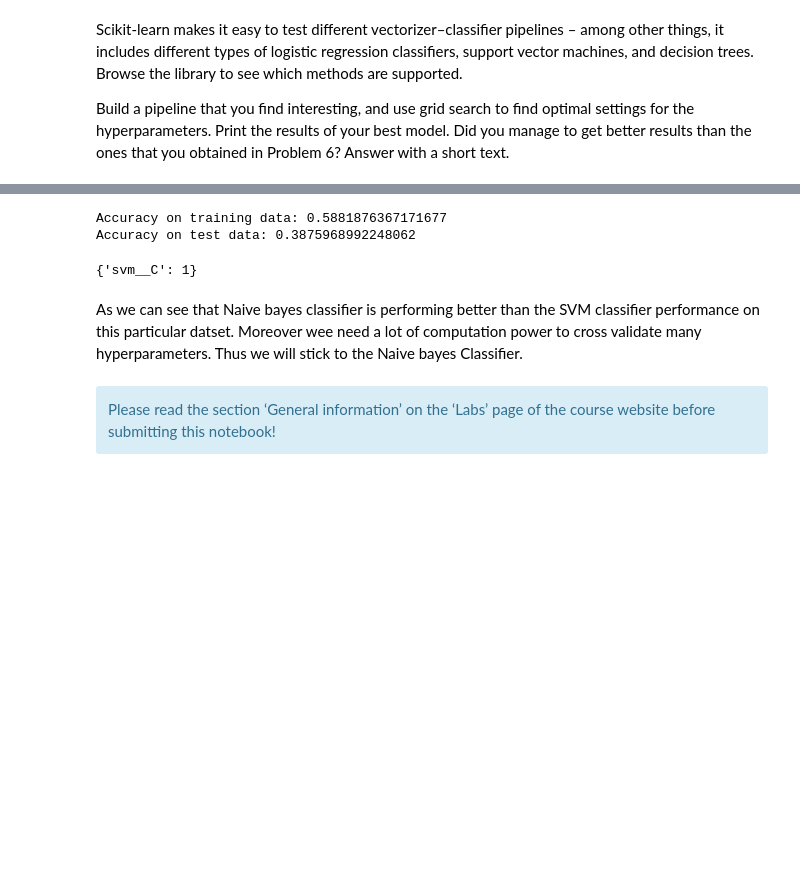
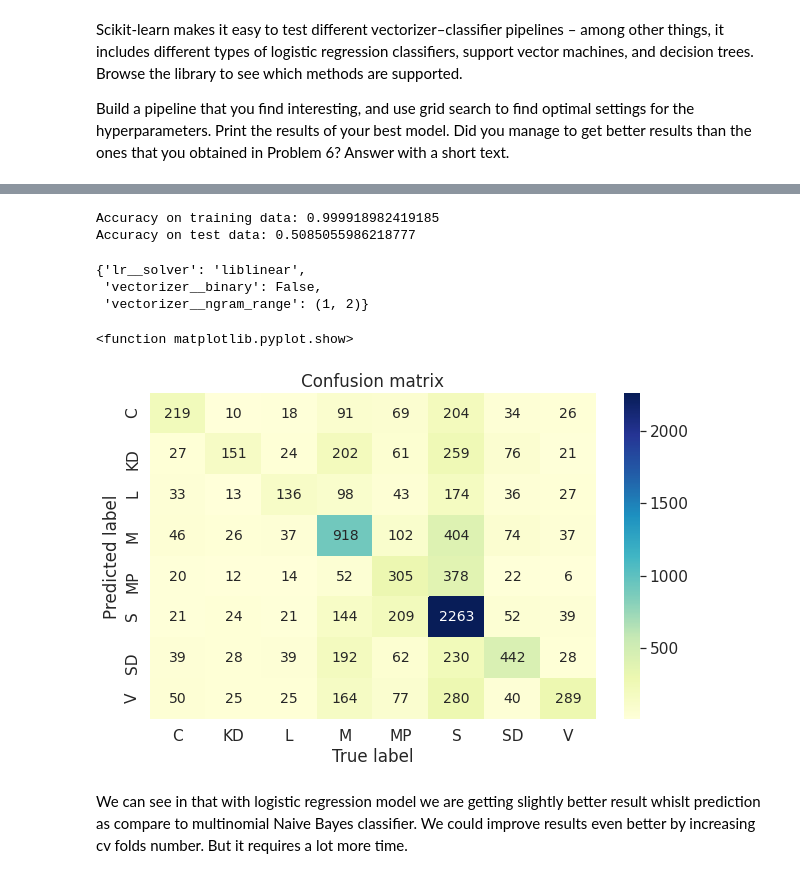
Before and after one commit to jrakhshanda/Text-Mining, a Jupyter notebook: TM_L2.ipynb, the cells around one changed output, grey strips where cells are left out. Saved outputs shown, nothing was run; the diff lists cells and outputs as text; code cells hidden in the pictures; blank space fills up the shorter version.

```diff
--- a/TM_L2.ipynb
+++ b/TM_L2.ipynb
@@ -374,9 +402,10 @@ lr_model = Pipeline(steps=[('vectorizer', CountVectorizer()), ('lr', SVC())])
-# %%
-svm_pram =  {#'vectorizer__binary': [True, False],
-             #'vectorizer__ngram_range': [(1, 1), (1, 2)],
-             #'svm__gamma': ('scale', 'auto'),
-             #'svm__kernal': ('poly', 'rbf'),
-             'svm__C': (0.5, 1)
-            }
-svm_clf = GridSearchCV(svm_model, param_grid=svm_pram, cv=5)
-svm_clf.fit(X_train,y_train)
+# %%
+lr_model = Pipeline(steps=[('vectorizer', CountVectorizer()), ('lr', LogisticRegression())])
+# %%
+lr_parameters = {
+    'vectorizer__binary': (True, False),
+    'vectorizer__ngram_range': [(1, 1), (1, 2)],
+    'lr__solver': ('newton-cg', 'lbfgs', 'liblinear'),
+}
+lr_clf = GridSearchCV(lr_model, param_grid=lr_parameters, cv=3,iid=False, n_jobs=-1)
+lr_clf.fit(X_train,y_train)
@@ -383,17 +430,28 @@ svm_clf.fit(X_train,y_train)
 # %%
-print("Accuracy on training data:",svm_clf.score(X_train,y_train))
-print("Accuracy on test data:",svm_clf.score(X_test,y_test))
+print("Accuracy on training data:",lr_clf.score(X_train,y_train))
+print("Accuracy on test data:",lr_clf.score(X_test,y_test))
 # %% [output]
-Accuracy on training data: 0.5881876367171677
-Accuracy on test data: 0.3875968992248062
+Accuracy on training data: 0.999918982419185
+Accuracy on test data: 0.5085055986218777
 # %%
 #Hyperparameters after cross validation
-svm_clf.best_params_
+lr_clf.best_params_
 # %% [output]
-{'svm__C': 1}
+{'lr__solver': 'liblinear',
+ 'vectorizer__binary': False,
+ 'vectorizer__ngram_range': (1, 2)}
-# %% [markdown]
-As we can see that Naive bayes classifier is performing better than the SVM classifier performance on this particular datset. Moreover wee need a lot of computation power to cross validate many hyperparameters. Thus we will stick to the Naive bayes Classifier.
-# %% [markdown]
-<div class="alert alert-info">
-    Please read the section ‘General information’ on the ‘Labs’ page of the course website before submitting this notebook!
-</div>
+# %%
+y_pred4 = lr_clf.predict(X_test)
+cm1 = pd.DataFrame(confusion_matrix(y_test,y_pred4), parties,parties)
+plt.figure(figsize=(10,6))
+sn.set(font_scale=1.4) # for label size
+sn.heatmap(cm1, annot=True, annot_kws={"size": 14},fmt="d", cmap="YlGnBu")
+plt.title('Confusion matrix')
+plt.xlabel('True label')
+plt.ylabel('Predicted label');
+plt.show
+# %% [output]
+<function matplotlib.pyplot.show>
+[figure, added]
+# %% [markdown]
+We can see in that with logistic regression model we are getting slightly better result whislt prediction as compare to multinomial Naive Bayes classifier. We could improve results even better by increasing cv folds number. But it requires a lot more time.
```
Also changed, not shown: parts of 6 cells of this notebook.
